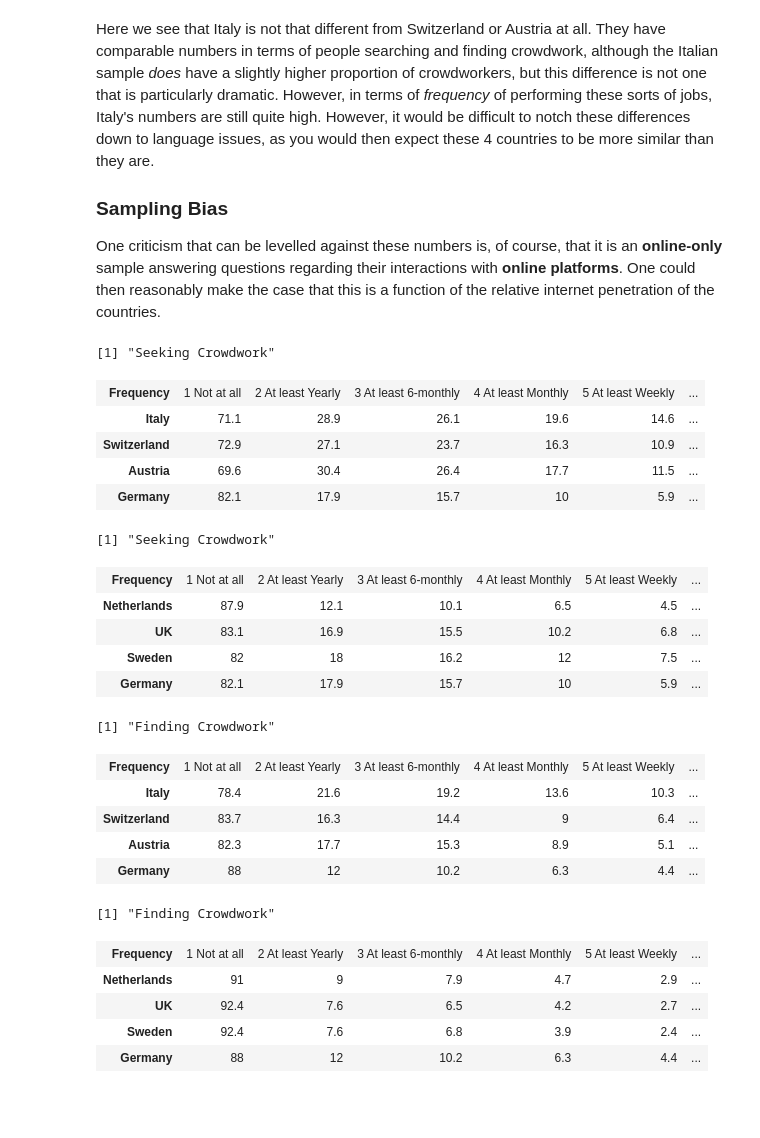
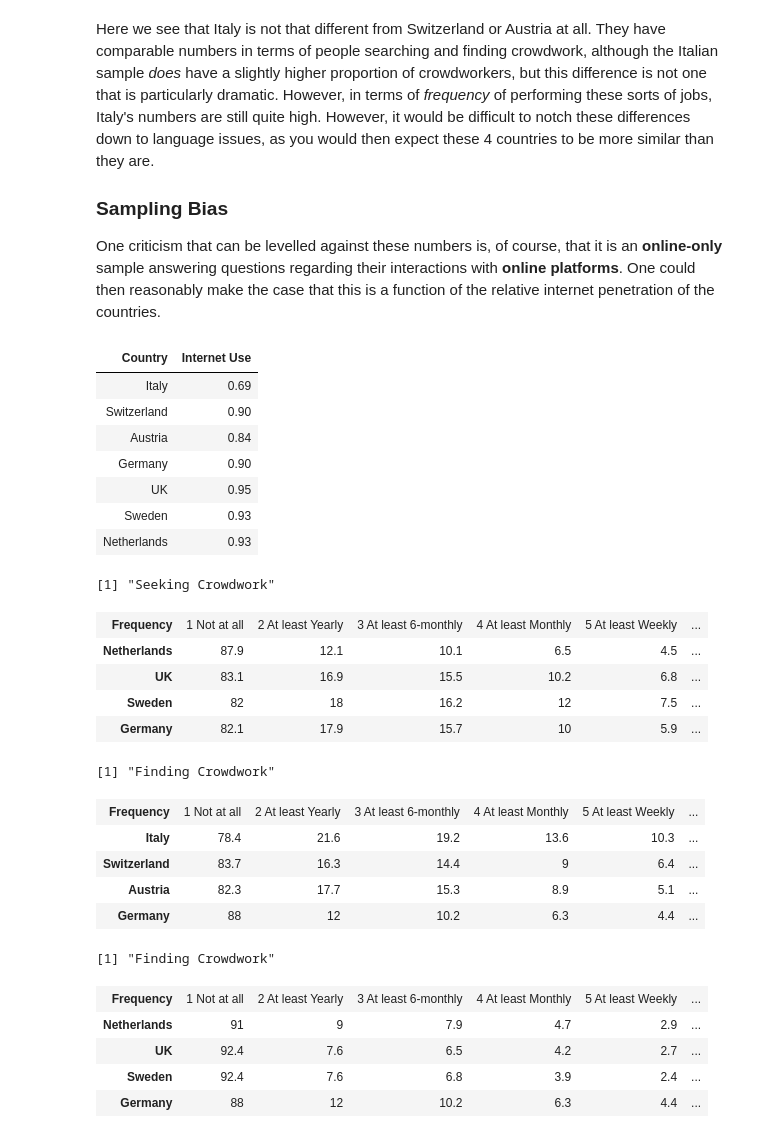
Before and after one commit to MikeyMoonBeam/test, a Jupyter notebook: Doom1.ipynb, the cells around one changed output. Cells and saved outputs as stored; diff of their text form; code cells hidden in the pictures; blank space fills up the shorter version.

```diff
--- a/Doom1.ipynb
+++ b/Doom1.ipynb
@@ -262,10 +248,20 @@ Here we see that Italy is not that different from Switzerland or Austria at all.
 
 One criticism that can be levelled against these numbers is, of course, that it is an **online-only** sample answering questions regarding their interactions with  **online platforms**. One could then reasonably make the case that this is a function of the relative internet penetration of the countries.
 # %%
-InternetUseTable <- data.frame(c("Italy","Switzerland","Austria","Germany","UK","Sweden",""))
+InternetUseTable <- data.frame(c("Italy","Switzerland","Austria","Germany","UK","Sweden","Netherlands"),c(.69,.90,.84,.90,.95,.93,.93))
+colnames(InternetUseTable) <- c("Country", "Internet Use")
+InternetUseTable
+# %% [output]
+| Country | Internet Use |
+| Italy | 0.69 |
+| Switzerland | 0.90 |
+| Austria | 0.84 |
+| Germany | 0.90 |
+| UK | 0.95 |
+| Sweden | 0.93 |
+| Netherlands | 0.93 |
 # %%
-print("Seeking Crowdwork")
-CompareITCHATDESeek
+
 
 CompareNLUKSEDESeek<-rbind(FrequencyList,Seeking("Netherlands"),Seeking("UK"),Seeking("Sweden"),Seeking("Germany"))
 rownames(CompareNLUKSEDESeek)<-c("Frequency","Netherlands","UK","Sweden","Germany")
@@ -283,25 +279,19 @@ CompareNLUKSEDEFind
 # %% [output]
 [1] "Seeking Crowdwork"
 | Frequency | 1 Not at all | 2 At least Yearly | 3 At least 6-monthly | 4 At least Monthly | 5 At least Weekly | ... |
-| Italy | 71.1 | 28.9 | 26.1 | 19.6 | 14.6 | ... |
-| Switzerland | 72.9 | 27.1 | 23.7 | 16.3 | 10.9 | ... |
-| Austria | 69.6 | 30.4 | 26.4 | 17.7 | 11.5 | ... |
+| Netherlands | 87.9 | 12.1 | 10.1 | 6.5 | 4.5 | ... |
+| UK | 83.1 | 16.9 | 15.5 | 10.2 | 6.8 | ... |
+| Sweden | 82 | 18 | 16.2 | 12 | 7.5 | ... |
 | Germany | 82.1 | 17.9 | 15.7 | 10 | 5.9 | ... |
-[1] "Seeking Crowdwork"
+[1] "Finding Crowdwork"
 | Frequency | 1 Not at all | 2 At least Yearly | 3 At least 6-monthly | 4 At least Monthly | 5 At least Weekly | ... |
-| Netherlands | 87.9 | 12.1 | 10.1 | 6.5 | 4.5 | ... |
-| UK | 83.1 | 16.9 | 15.5 | 10.2 | 6.8 | ... |
-| Sweden | 82 | 18 | 16.2 | 12 | 7.5 | ... |
-| Germany | 82.1 | 17.9 | 15.7 | 10 | 5.9 | ... |
+| Italy | 78.4 | 21.6 | 19.2 | 13.6 | 10.3 | ... |
+| Switzerland | 83.7 | 16.3 | 14.4 | 9 | 6.4 | ... |
+| Austria | 82.3 | 17.7 | 15.3 | 8.9 | 5.1 | ... |
+| Germany | 88 | 12 | 10.2 | 6.3 | 4.4 | ... |
 [1] "Finding Crowdwork"
 | Frequency | 1 Not at all | 2 At least Yearly | 3 At least 6-monthly | 4 At least Monthly | 5 At least Weekly | ... |
-| Italy | 78.4 | 21.6 | 19.2 | 13.6 | 10.3 | ... |
-| Switzerland | 83.7 | 16.3 | 14.4 | 9 | 6.4 | ... |
-| Austria | 82.3 | 17.7 | 15.3 | 8.9 | 5.1 | ... |
+| Netherlands | 91 | 9 | 7.9 | 4.7 | 2.9 | ... |
+| UK | 92.4 | 7.6 | 6.5 | 4.2 | 2.7 | ... |
+| Sweden | 92.4 | 7.6 | 6.8 | 3.9 | 2.4 | ... |
 | Germany | 88 | 12 | 10.2 | 6.3 | 4.4 | ... |
-[1] "Finding Crowdwork"
-| Frequency | 1 Not at all | 2 At least Yearly | 3 At least 6-monthly | 4 At least Monthly | 5 At least Weekly | ... |
-| Netherlands | 91 | 9 | 7.9 | 4.7 | 2.9 | ... |
-| UK | 92.4 | 7.6 | 6.5 | 4.2 | 2.7 | ... |
-| Sweden | 92.4 | 7.6 | 6.8 | 3.9 | 2.4 | ... |
-| Germany | 88 | 12 | 10.2 | 6.3 | 4.4 | ... |
```
Also changed, not shown: parts of 2 cells of this notebook.
